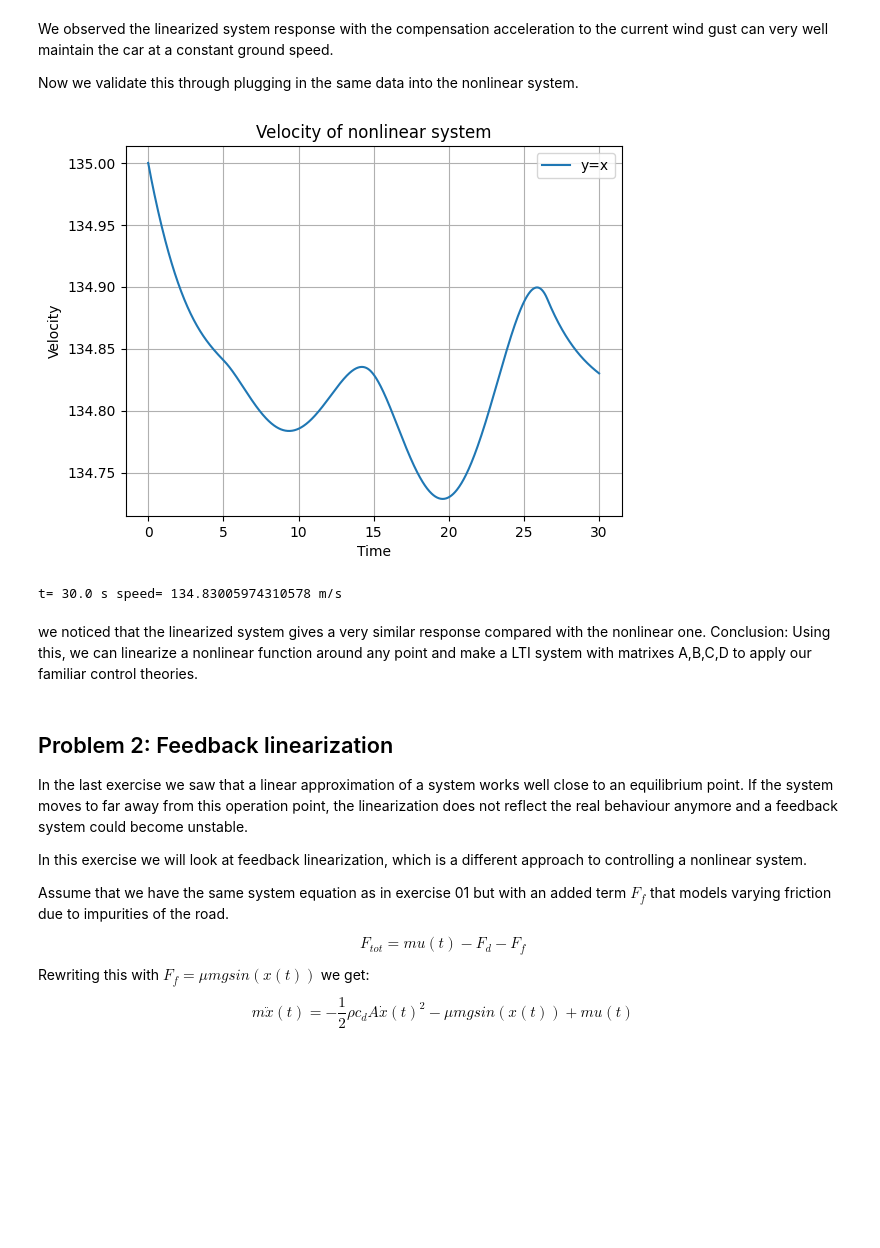
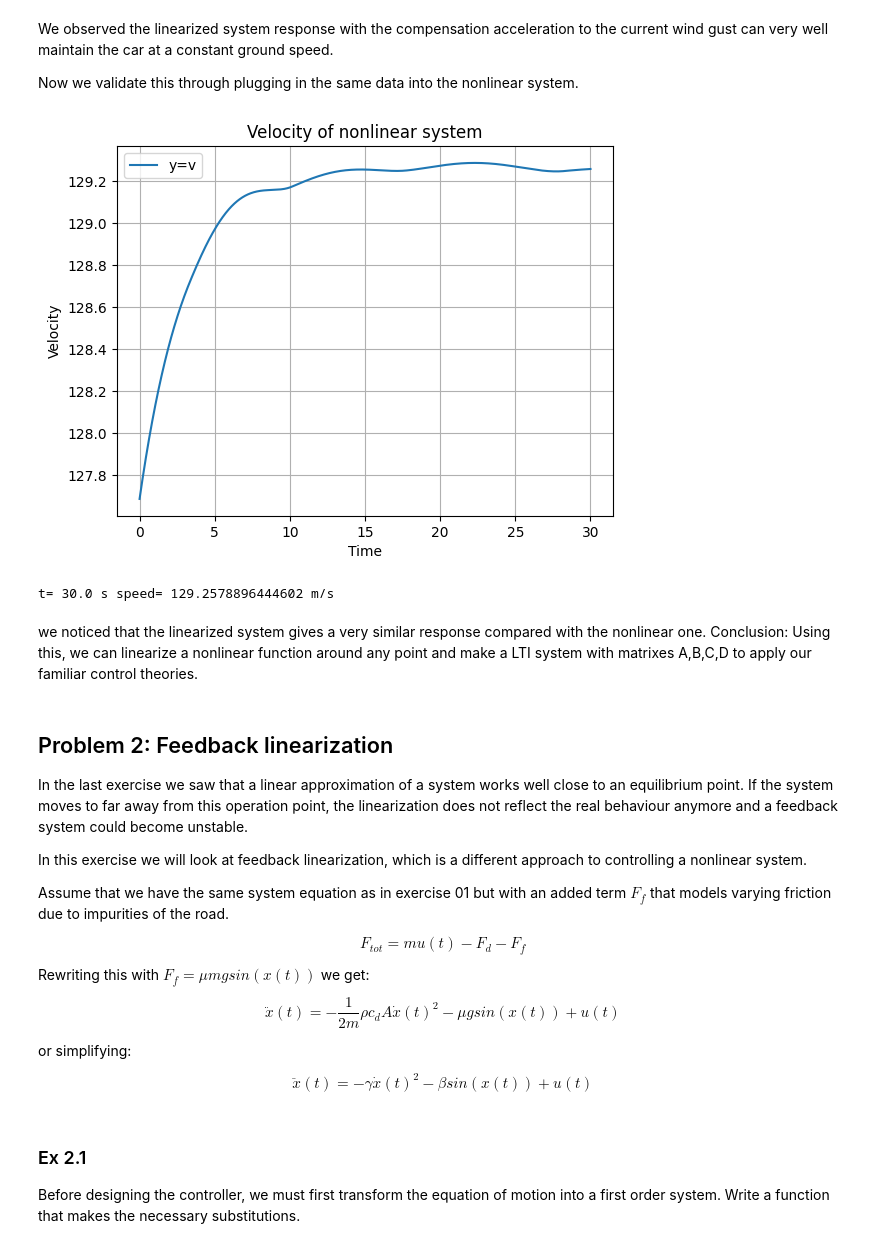
Before and after one commit to idsc-frazzoli/CS2-2024-notebooks, a Jupyter notebook: ps11-NLC1/Joel_part_test01.ipynb, the cells around one changed output. Cells and saved outputs as stored; diff of their text form; code cells hidden in the pictures; blank space fills up the shorter version.

```diff
--- a/ps11-NLC1/Joel_part_test01.ipynb
+++ b/ps11-NLC1/Joel_part_test01.ipynb
@@ -155,3 +134,8 @@ Compensation Acc. =  2.291580818998862 m/s²
+# %%
+# Wind speed increases to 128 m/s
+delta_u = 0.5
+u_new = u_eq[0] + delta_u
+u_new = np.ones(1000)*u_new
 # %% [markdown]
 Now we simulate the system to validate if the calculation is correct.
 
@@ -184,21 +162,21 @@ Now we validate this through plugging in the same data into the nonlinear system
 # %%
 # Validation using the original system
 
-t_out, y_out = ct.input_output_response(sys, T=t, U=(u+delta_u), X0=[v_current])
+t_out, y_out = ct.input_output_response(sys, T=t, U=u_new, X0=v_eq)
 
 # Plot the response
-plt.plot(t_out, y_out[0], label='y=x')
+plt.plot(t_out, y_out[0], label='y=v')
 plt.xlabel('Time')
 plt.ylabel('Velocity')
 plt.title('Velocity of nonlinear system')
 plt.legend()
 plt.grid(True)
 plt.show()
 
 print('t=',t_out[999],"s",'speed=',y_out[0,999],"m/s")
 # %% [output]
-[figure, old version]
+[figure, new version]
-t= 30.0 s speed= 134.83005974310578 m/s
+t= 30.0 s speed= 129.2578896444602 m/s
 # %% [markdown]
 we noticed that the linearized system gives a very similar response compared with the nonlinear one.
 Conclusion:
@@ -216,4 +194,11 @@ $$ F_{tot} = m u(t) - F_d - F_f $$
 
 Rewriting this with $F_f = \mu m g sin(x(t))$ we get:
 
-$$ m\ddot{x}(t) = -\frac{1}{2}\rho c_d A\dot{x}(t)^2 - \mu m g sin(x(t)) + mu(t)$$
+$$ \ddot{x}(t) = -\frac{1}{2m}\rho c_d A\dot{x}(t)^2 - \mu g sin(x(t)) + u(t)$$
+
+or simplifying:
+
+$$ \ddot{x}(t) = -\gamma\dot{x}(t)^2 - \beta sin(x(t)) + u(t)$$
+# %% [markdown]
+### Ex 2.1
+Before designing the controller, we must first transform the equation of motion into a first order system. Write a function that makes the necessary substitutions.
```
Also changed, not shown: parts of 8 cells of this notebook.
